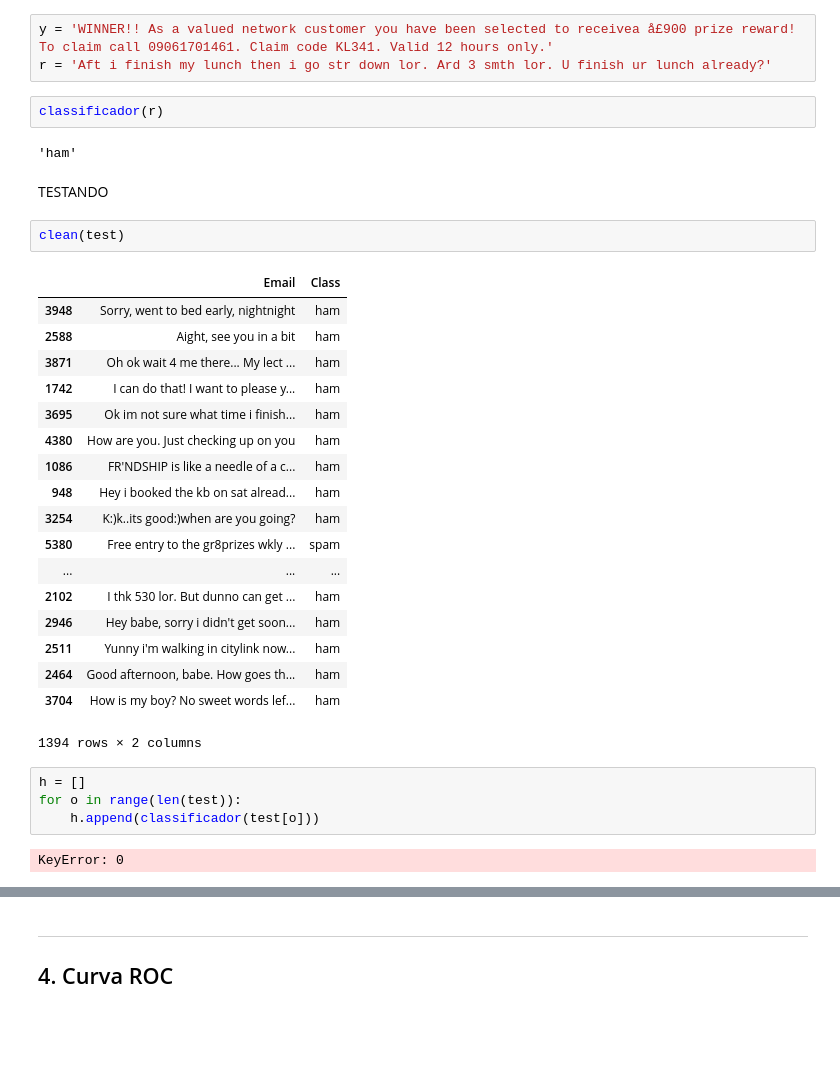
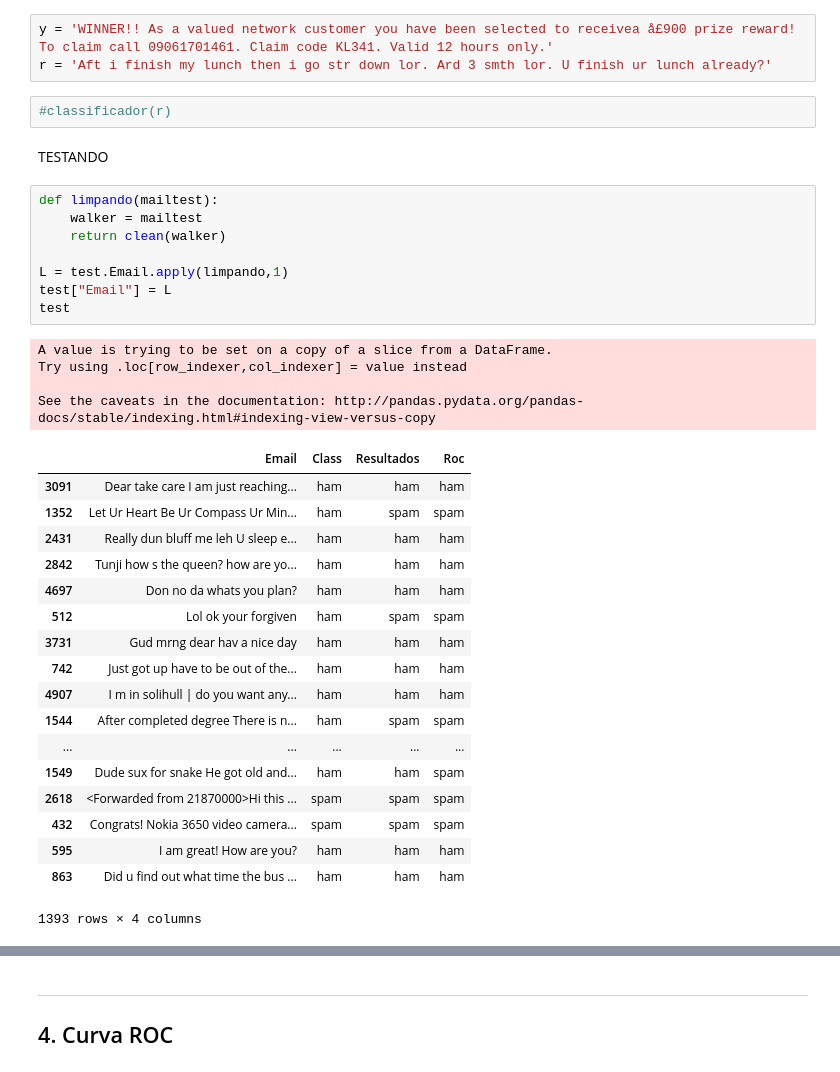
Before and after one commit to carlakim/Projeto2-DPCD, a Jupyter notebook: Projeto2 v2.ipynb, the cells around one changed output, grey strips where cells are left out. Cells and saved outputs as stored; diff of their text form; blank space fills up the shorter version.

```diff
--- a/Projeto2 v2.ipynb
+++ b/Projeto2 v2.ipynb
@@ -116,36 +118,38 @@ def classificador(mail):
 # %%
 y = 'WINNER!! As a valued network customer you have been selected to receivea å£900 prize reward! To claim call 09061701461. Claim code KL341. Valid 12 hours only.'
 r = 'Aft i finish my lunch then i go str down lor. Ard 3 smth lor. U finish ur lunch already?'
-# %%
-classificador(r)
-# %% [output]
-'ham'
+# %%
+#classificador(r)
 # %% [markdown]
 TESTANDO
-# %%
-clean(test)
-# %% [output]
-|  | Email | Class |
-| 3948 | Sorry, went to bed early, nightnight | ham |
-| 2588 | Aight, see you in a bit | ham |
-| 3871 | Oh ok wait 4 me there... My lect ... | ham |
-| 1742 | I can do that! I want to please y... | ham |
-| 3695 | Ok im not sure what time i finish... | ham |
-| 4380 | How are you. Just checking up on you | ham |
-| 1086 | FR'NDSHIP is like a needle of a c... | ham |
-| 948 | Hey i booked the kb on sat alread... | ham |
-| 3254 | K:)k..its good:)when are you going? | ham |
-| 5380 | Free entry to the gr8prizes wkly ... | spam |
-| ... | ... | ... |
-| 2102 | I thk 530 lor. But dunno can get ... | ham |
-| 2946 | Hey babe, sorry i didn't get soon... | ham |
-| 2511 | Yunny i'm walking in citylink now... | ham |
-| 2464 | Good afternoon, babe. How goes th... | ham |
-| 3704 | How is my boy? No sweet words lef... | ham |
-1394 rows × 2 columns
-# %%
-h = []
-for o in range(len(test)):
-    h.append(classificador(test[o]))
-# %% [output]
-KeyError: 0
+# %%
+def limpando(mailtest):
+    walker = mailtest
+    return clean(walker)
+
+L = test.Email.apply(limpando,1)
+test["Email"] = L
+test
+# %% [output]
+A value is trying to be set on a copy of a slice from a DataFrame.
+Try using .loc[row_indexer,col_indexer] = value instead
+
+See the caveats in the documentation: http://pandas.pydata.org/pandas-docs/stable/indexing.html#indexing-view-versus-copy
+|  | Email | Class | Resultados | Roc |
+| 3091 | Dear take care I am just reaching... | ham | ham | ham |
+| 1352 | Let Ur Heart Be Ur Compass Ur Min... | ham | spam | spam |
+| 2431 | Really dun bluff me leh U sleep e... | ham | ham | ham |
+| 2842 | Tunji how s the queen? how are yo... | ham | ham | ham |
+| 4697 | Don no da whats you plan? | ham | ham | ham |
+| 512 | Lol ok your forgiven | ham | spam | spam |
+| 3731 | Gud mrng dear hav a nice day | ham | ham | ham |
+| 742 | Just got up have to be out of the... | ham | ham | ham |
+| 4907 | I m in solihull | do you want any... | ham | ham | ham |
+| 1544 | After completed degree There is n... | ham | spam | spam |
+| ... | ... | ... | ... | ... |
+| 1549 | Dude sux for snake He got old and... | ham | ham | spam |
+| 2618 | <Forwarded from 21870000>Hi this ... | spam | spam | spam |
+| 432 | Congrats! Nokia 3650 video camera... | spam | spam | spam |
+| 595 | I am great! How are you? | ham | ham | ham |
+| 863 | Did u find out what time the bus ... | ham | ham | ham |
+1393 rows × 4 columns
```
Also changed, not shown: parts of 15 cells of this notebook.
